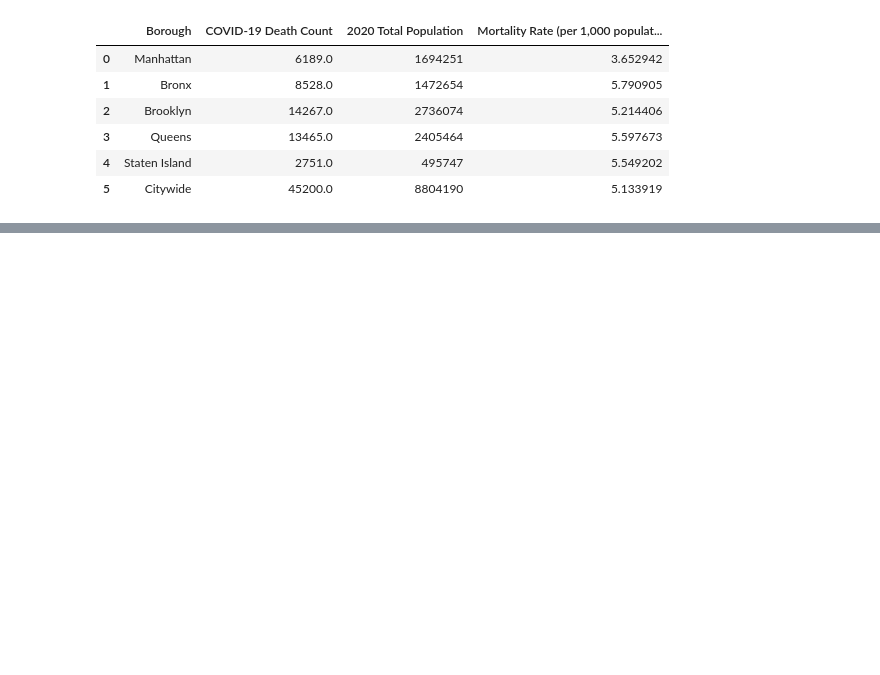
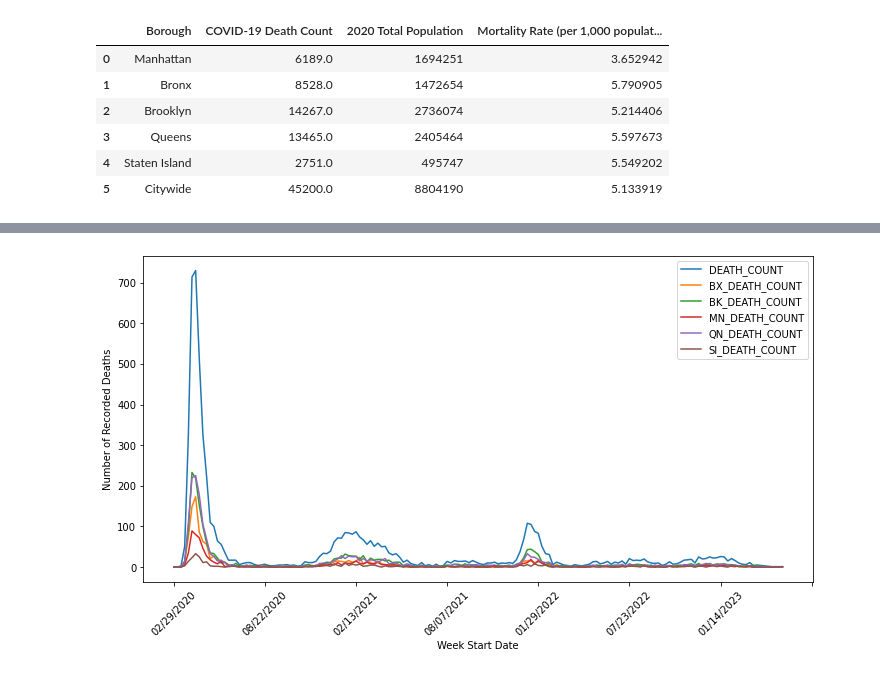
Before and after one commit to emilycolby/NYC_COVID_project, a Jupyter notebook: COVID_NYC.ipynb, the cells around one changed output, grey strips where cells are left out. Saved outputs shown, nothing was run; the diff lists cells and outputs as text; code cells hidden in the pictures; blank space fills up the shorter version.

Commit message:
adding .ipynb containing data visualizations

```diff
--- a/COVID_NYC.ipynb
+++ b/COVID_NYC.ipynb
@@ -36,3 +37,8 @@ death_census_data_combined
 | 3 | Queens | 13465.0 | 2405464 | 5.597673 |
 | 4 | Staten Island | 2751.0 | 495747 | 5.549202 |
 | 5 | Citywide | 45200.0 | 8804190 | 5.133919 |
+# %%
+deaths_by_day
+deaths_by_week = np.arange(0, 1172, 7)
+weekly_deaths = deaths_by_day.iloc[deaths_by_week]
+weekly_deaths
@@ -38,0 +72,11 @@ death_census_data_combined
+# %%
+weekly_deaths.plot(x = 'date_of_interest', y = ['DEATH_COUNT','BX_DEATH_COUNT','BK_DEATH_COUNT','MN_DEATH_COUNT','QN_DEATH_COUNT','SI_DEATH_COUNT'], kind='line', figsize = (12,6))
+
+# Add labels and title
+plt.xticks(rotation=45)
+plt.xlabel('Week Start Date')
+plt.ylabel('Number of Recorded Deaths')
+# Display the plot
+plt.show()
+# %% [output]
+[figure, added]
```
Also changed, not shown: parts of 3 cells of this notebook.
